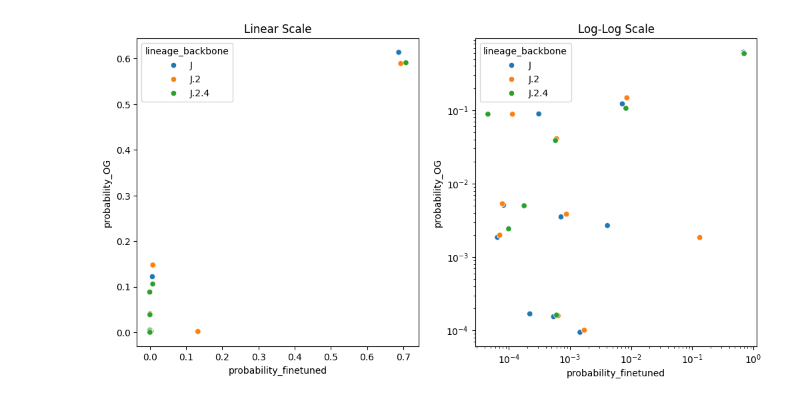
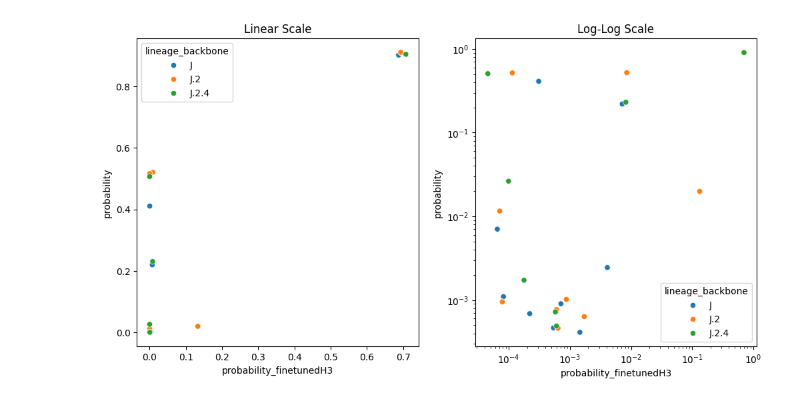
Before and after one commit to omaclean/PLM_SARS-CoV-2, a Jupyter notebook: Notebooks/OM_influenza/plot_model_comparison.ipynb, the cells around one changed output. Drawn from its saved outputs; the diff is of its cells as text; code cells hidden in the pictures.

Commit message:
compare fine tuned models

```diff
--- a/Notebooks/OM_influenza/plot_model_comparison.ipynb
+++ b/Notebooks/OM_influenza/plot_model_comparison.ipynb
@@ -2,12 +2,20 @@
 import pandas as pd
 import seaborn as sns
 import matplotlib.pyplot as plt
-fine_tuned=pd.read_csv("/home2/oml4h/PLM_SARS-CoV-2/Results/H3_epistasis_mutation_info_spyros_model.csv")
+fine_tuned_h3=pd.read_csv("/home2/oml4h/PLM_SARS-CoV-2/Results/H3_epistasis_mutation_info_spyros_model_ESM2-H3.csv")
+fine_tuned_H80=pd.read_csv("/home2/oml4h/PLM_SARS-CoV-2/Results/H3_epistasis_mutation_info_spyros_model_ESM2-HA80.csv")
+print(fine_tuned_h3.columns)
+
 
 OG=pd.read_csv("/home2/oml4h/PLM_SARS-CoV-2/Results/Influenza_H3N2_HA_epistasis_mutation_effects_raw_ESM2.csv")
 
-print(OG.columns)
+print(OG.head(2))
+print(fine_tuned_h3.head(2))
 
-comb=pd.merge(fine_tuned,OG,on=["Mutation","lineage_backbone"],how="inner",suffixes=("_finetuned","_OG"))
+
+comb=pd.merge(fine_tuned_h3,OG,on=["Mutation","lineage_backbone"],how="inner",suffixes=("_finetunedH3","_OG"))
+comb2=pd.merge(comb,fine_tuned_H80,on=["Mutation","lineage_backbone"],how="inner")
+comb2=comb2.rename(columns={"rel_grammar":"rel_grammar_finetunedHA80"})
+print(comb2.head())
 # %% [output]
 Index(['Mutation', 'rel_grammar', 'rel_seq_grammar', 'narrow_seq_grammar',
@@ -17,18 +38,18 @@ Index(['Mutation', 'rel_grammar', 'rel_seq_grammar', 'narrow_seq_grammar',
 # %%
 # create a two panel plot one logged, one not
 
 plt.figure(figsize=(12, 6))
 plt.subplot(1, 2, 1)
 
 
-sns.scatterplot(data=comb,x="probability_finetuned",y="probability_OG",hue="lineage_backbone")
+sns.scatterplot(data=comb2,x="probability_finetunedH3",y="probability",hue="lineage_backbone")
 plt.title("Linear Scale")
 plt.subplot(1, 2, 2)
 # log scale
-sns.scatterplot(data=comb,x="probability_finetuned",y="probability_OG",hue="lineage_backbone")
+sns.scatterplot(data=comb2,x="probability_finetunedH3",y="probability",hue="lineage_backbone")
 plt.title("Log-Log Scale")
 # log scale
 plt.xscale("log")
 plt.yscale("log")
 # %% [output]
-[figure, old version]
+[figure, new version]
```
Also changed, not shown: parts of 5 cells of this notebook.
